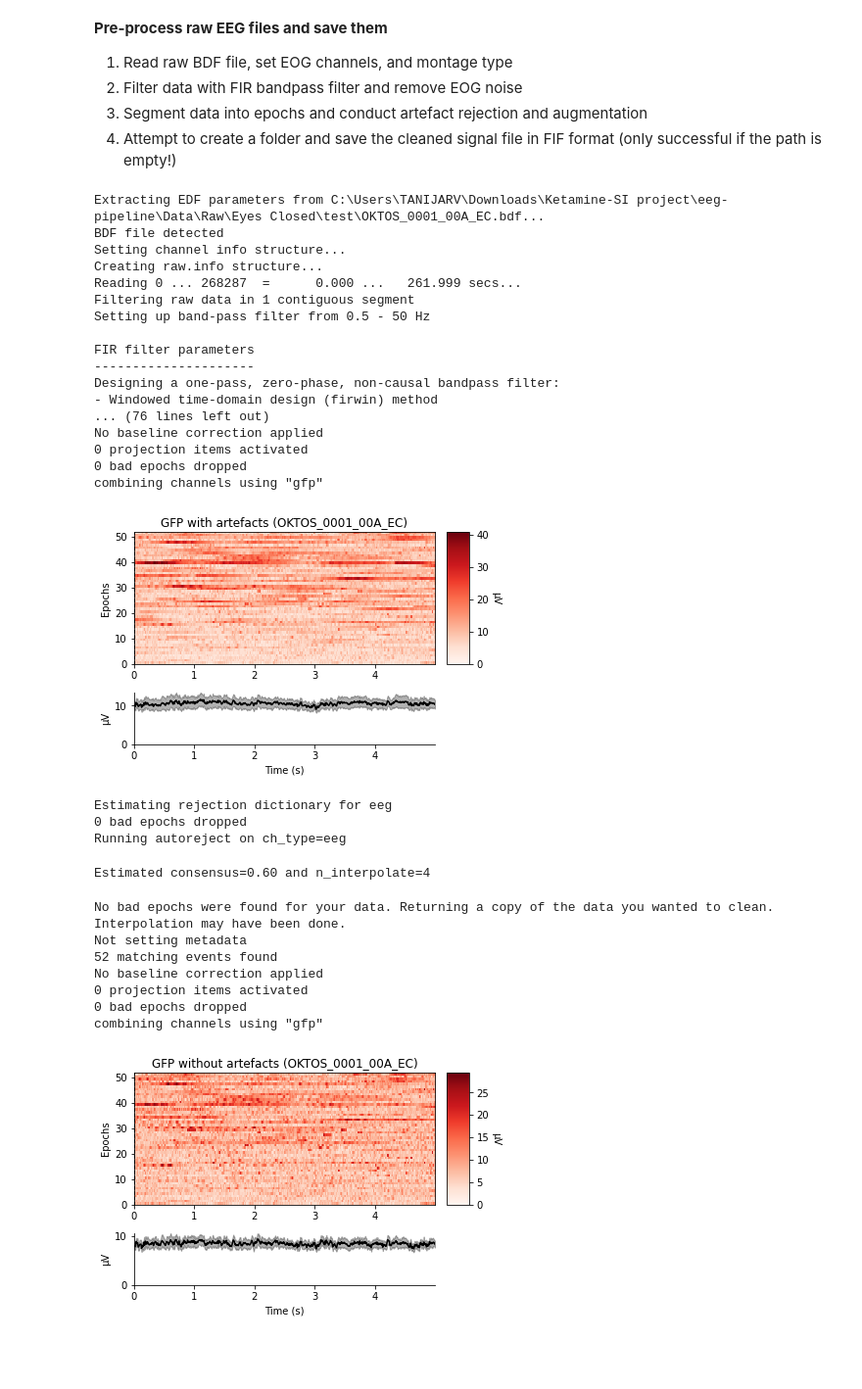
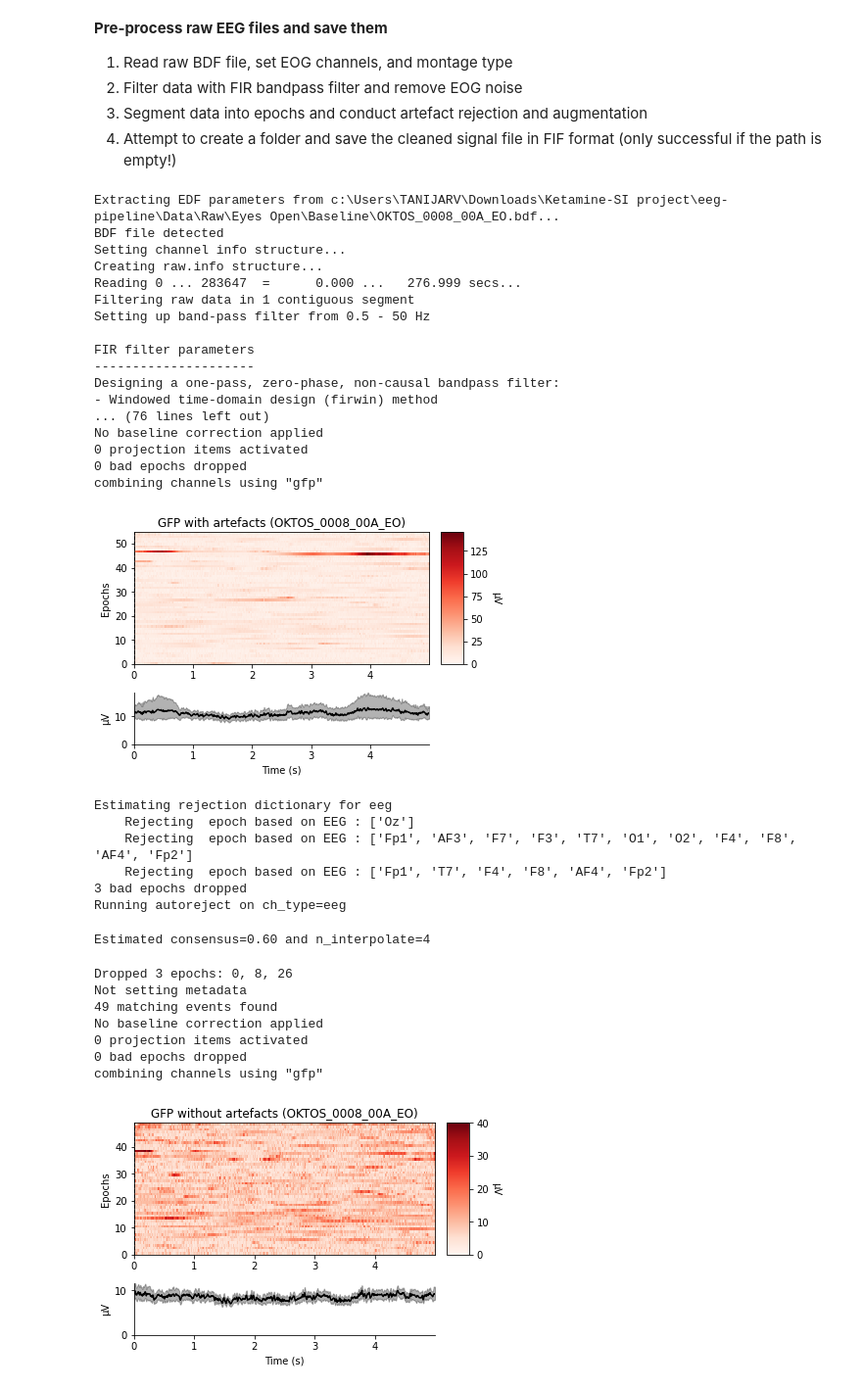
Before and after one commit to teanijarv/EEG-pyline, a Jupyter notebook: 01_preprocessing.ipynb, the cells around one changed output. Shown at 98% size. Saved outputs shown, nothing was run; the diff lists cells and outputs as text; code cells hidden in the pictures; blank space fills up the shorter version.

```diff
--- a/01_preprocessing.ipynb
+++ b/01_preprocessing.ipynb
@@ -9,7 +9,7 @@ Run the cell to be prompted with an input box for choosing the folder containing
 
 *NB! The path has to be in 'Data\Raw\' folder relative to this notebook.*
 # %%
-exp_folder = r"Eyes Closed\test" # in case you want to just type the dir here
+exp_folder = r"Eyes Open\Baseline" # in case you want to just type the dir here
 #exp_folder = input('Experiment folder (e.g., Eyes Open\Baseline):')
 
 raw_folder = r"Data\Raw"
@@ -28,49 +28,52 @@ Files in folder: 2
 3. Segment data into epochs and conduct artefact rejection and augmentation
 4. Attempt to create a folder and save the cleaned signal file in FIF format (only successful if the path is empty!)
 # %%
-for i in range(len(file_dirs)):
+for i in range(5,7):
     raw = mne.io.read_raw_bdf(file_dirs[i],
                         eog=["EXG1","EXG2","EXG3","EXG4","EXG5","EXG6","EXG7","EXG8"],
                         stim_channel="Status").set_montage(mne.channels.make_standard_montage("biosemi32"))
     filt = filter_raw_data(raw,l_freq=0.5,h_freq=50,eog_remove=True)
     epochs = artefact_rejection(filt,subject_names[i],epo_duration=5)
 
     try:
         os.makedirs(export_dir)
     except FileExistsError:
         pass
     try:
         mne.Epochs.save(epochs,fname='{}\{}_clean-epo.fif'.format(export_dir,subject_names[i]))
     except FileExistsError:
         pass
 # %% [output]
-Extracting EDF parameters from C:\Users\TANIJARV\Downloads\Ketamine-SI project\eeg-pipeline\Data\Raw\Eyes Closed\test\OKTOS_0001_00A_EC.bdf...
+Extracting EDF parameters from c:\Users\TANIJARV\Downloads\Ketamine-SI project\eeg-pipeline\Data\Raw\Eyes Open\Baseline\OKTOS_0008_00A_EO.bdf...
 BDF file detected
 Setting channel info structure...
 Creating raw.info structure...
-Reading 0 ... 268287  =      0.000 ...   261.999 secs...
+Reading 0 ... 283647  =      0.000 ...   276.999 secs...
 Filtering raw data in 1 contiguous segment
 Setting up band-pass filter from 0.5 - 50 Hz
 
 FIR filter parameters
 ---------------------
 Designing a one-pass, zero-phase, non-causal bandpass filter:
 - Windowed time-domain design (firwin) method
 ... (76 lines left out)
 No baseline correction applied
 0 projection items activated
 0 bad epochs dropped
 combining channels using "gfp"
-[figure, old version]
+[figure, new version]
 Estimating rejection dictionary for eeg
-0 bad epochs dropped
+    Rejecting  epoch based on EEG : ['Oz']
+    Rejecting  epoch based on EEG : ['Fp1', 'AF3', 'F7', 'F3', 'T7', 'O1', 'O2', 'F4', 'F8', 'AF4', 'Fp2']
+    Rejecting  epoch based on EEG : ['Fp1', 'T7', 'F4', 'F8', 'AF4', 'Fp2']
+3 bad epochs dropped
 Running autoreject on ch_type=eeg
 Estimated consensus=0.60 and n_interpolate=4
-No bad epochs were found for your data. Returning a copy of the data you wanted to clean. Interpolation may have been done.
+Dropped 3 epochs: 0, 8, 26
 Not setting metadata
-52 matching events found
+49 matching events found
 No baseline correction applied
 0 projection items activated
 0 bad epochs dropped
 combining channels using "gfp"
-[figure, old version]
+[figure, new version]
```
Also changed, not shown: parts of 2 cells of this notebook, 3 other files.
